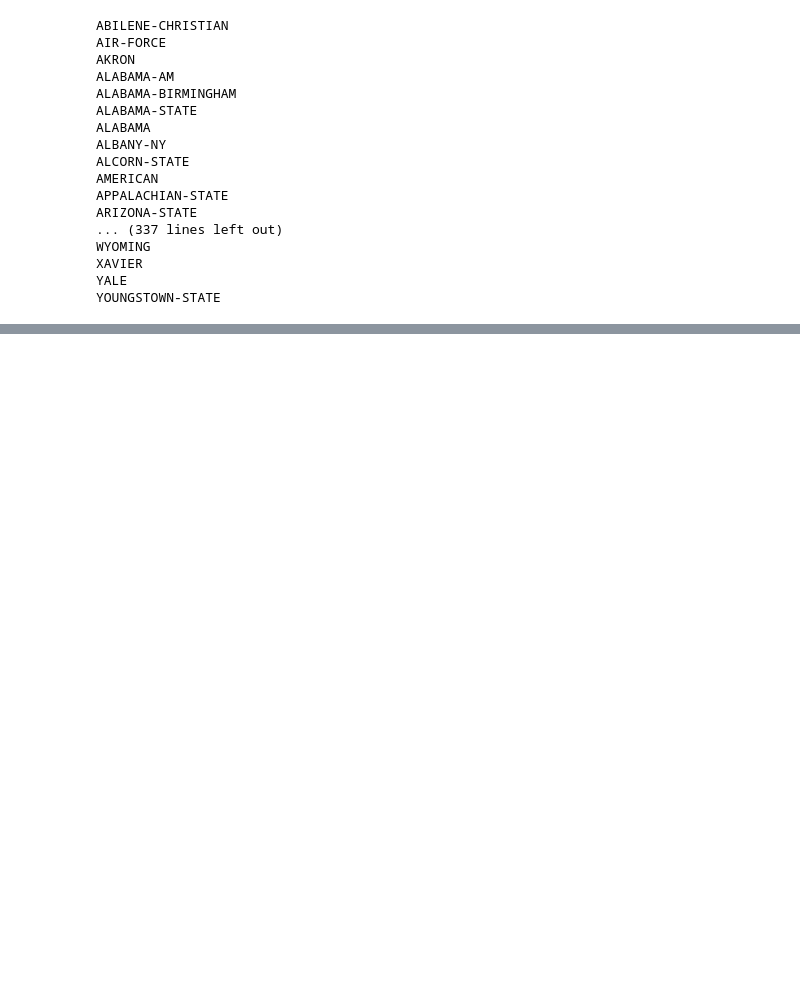
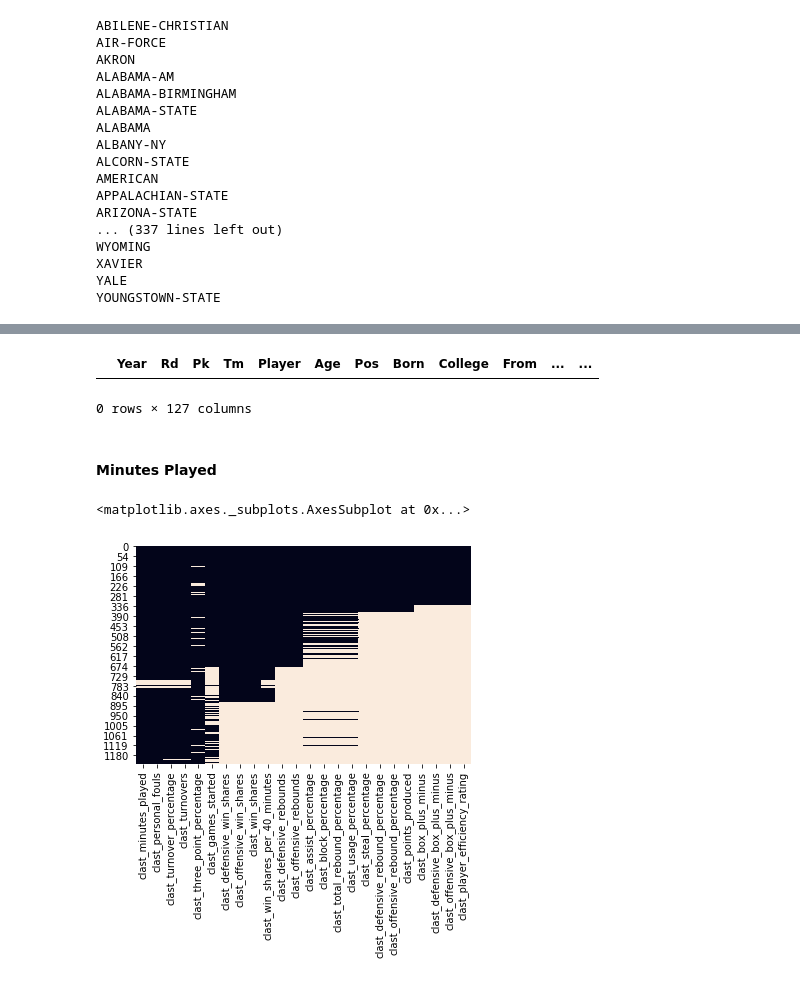
Before and after one commit to timwiede/springboard, a Jupyter notebook: CS1/wrangling.ipynb, the cells around one changed output, grey strips where cells are left out. Drawn from its saved outputs; the diff is of its cells as text; code cells hidden in the pictures; blank space fills up the shorter version.

```diff
--- a/CS1/wrangling.ipynb
+++ b/CS1/wrangling.ipynb
@@ -537,0 +450,4 @@ data.to_csv('player_data.csv',index=None,header=True)
+# %%
+data['Year']=draft_data.Year.astype(int)
+data['cfirst_three_point_percentage']=data.cfirst_three_point_percentage.astype(int)
+data[['Year','cfirst_three_point_percentage']].groupby(['Year']).mean()
@@ -537,0 +456,3 @@ data.to_csv('player_data.csv',index=None,header=True)
+# %%
+data=data[data.Year>1987]
+data.tail()
@@ -537,0 +467,8 @@ data.to_csv('player_data.csv',index=None,header=True)
+# %%
+data=data.drop(columns=['clast_conference','clast_height','clast_player_id','clast_position','clast_team_abbreviation','clast_weight'])
+data=data.drop(columns=['cfirst_conference','cfirst_height','cfirst_player_id','cfirst_position','cfirst_team_abbreviation','cfirst_weight'])
+
+for s in ['clast_conference','clast_height','clast_player_id','clast_position','clast_team_abbreviation','clast_weight']:
+    clast_columns.remove(s)
+for s in ['cfirst_conference','cfirst_height','cfirst_player_id','cfirst_position','cfirst_team_abbreviation','cfirst_weight']:
+    cfirst_columns.remove(s)
@@ -537,0 +532,9 @@ data.to_csv('player_data.csv',index=None,header=True)
+# %%
+data[data.clast_three_point_attempts.isnull()]
+# %% [output]
+|  | Year | Rd | Pk | Tm | Player | Age | Pos | Born | College | From | ... | ... |
+0 rows × 127 columns
+# %%
+data=data.drop(1055)
+# %% [markdown]
+#### Minutes Played
@@ -537,0 +545,16 @@ data.to_csv('player_data.csv',index=None,header=True)
+# %%
+import seaborn as sns
+
+cols_w_missing=['minutes_played','personal_fouls','turnover_percentage','turnovers','three_point_percentage',
+'games_started','defensive_win_shares','offensive_win_shares','win_shares','win_shares_per_40_minutes',
+'defensive_rebounds','offensive_rebounds','assist_percentage','block_percentage','total_rebound_percentage','usage_percentage',
+'steal_percentage','defensive_rebound_percentage','offensive_rebound_percentage','points_produced',
+'box_plus_minus','defensive_box_plus_minus','offensive_box_plus_minus','player_efficiency_rating']
+cl_missing=['clast_'+ s for s in cols_w_missing]
+
+missing_map=sns.heatmap(data[cl_missing].isnull(), cbar=False)
+missing_map.figure.savefig('missing_map.png')
+missing_map
+# %% [output]
+<matplotlib.axes._subplots.AxesSubplot at 0x...>
+[figure, added]
```
Also changed, not shown: parts of 80 cells of this notebook, 3 other files.
